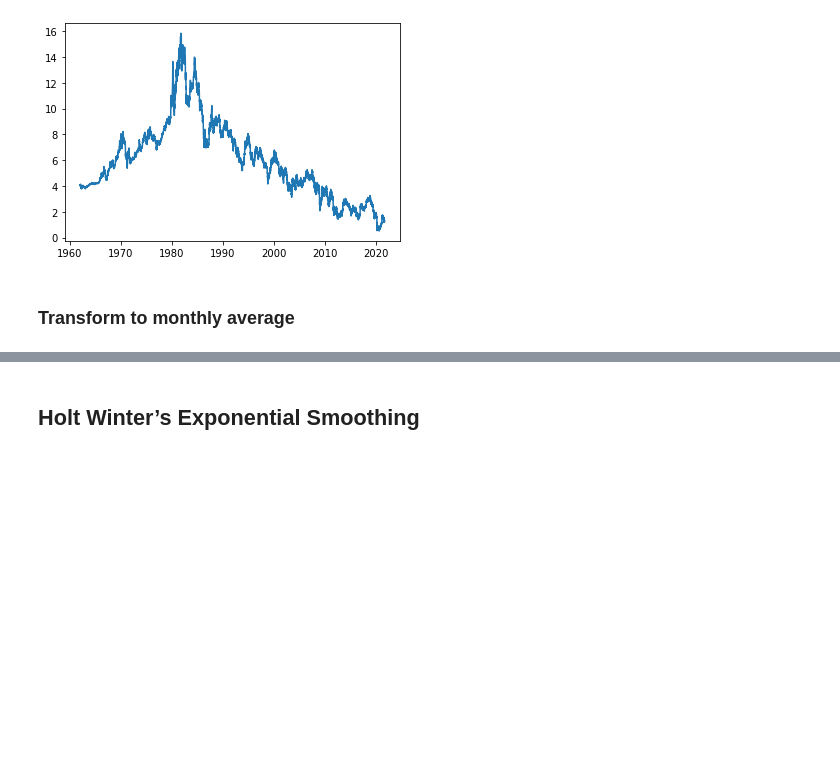
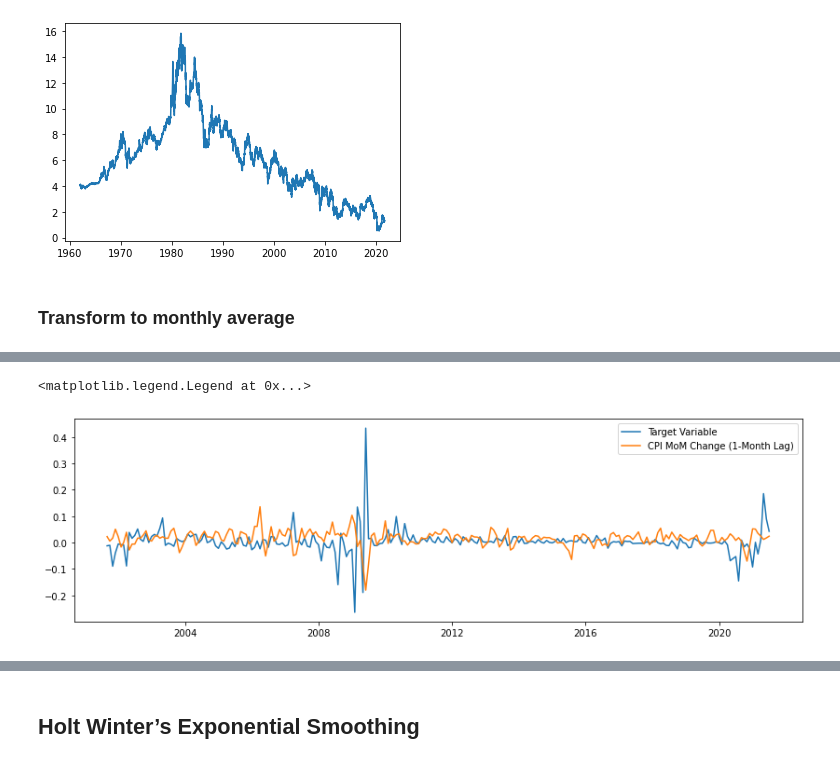
Before and after one commit to michelleazee/KPMG_forecasting_model, a Jupyter notebook: script/Sector_Models/Consumer_Discretionary.ipynb, the cells around one changed output, grey strips where cells are left out. Saved outputs shown, nothing was run; the diff lists cells and outputs as text; code cells hidden in the pictures; blank space fills up the shorter version.

```diff
--- a/script/Sector_Models/Consumer_Discretionary.ipynb
+++ b/script/Sector_Models/Consumer_Discretionary.ipynb
@@ -296,0 +514,8 @@ MAE: 0.025
+# %%
+plt.figure(figsize = (14, 4))
+plt.plot(df.target, label = 'Target Variable')
+plt.plot(df.cpi_mom_ch_7*10, label = 'CPI MoM Change (1-Month Lag)')
+plt.legend()
+# %% [output]
+<matplotlib.legend.Legend at 0x...>
+[figure, added]
```
Also changed, not shown: parts of 193 cells of this notebook.
